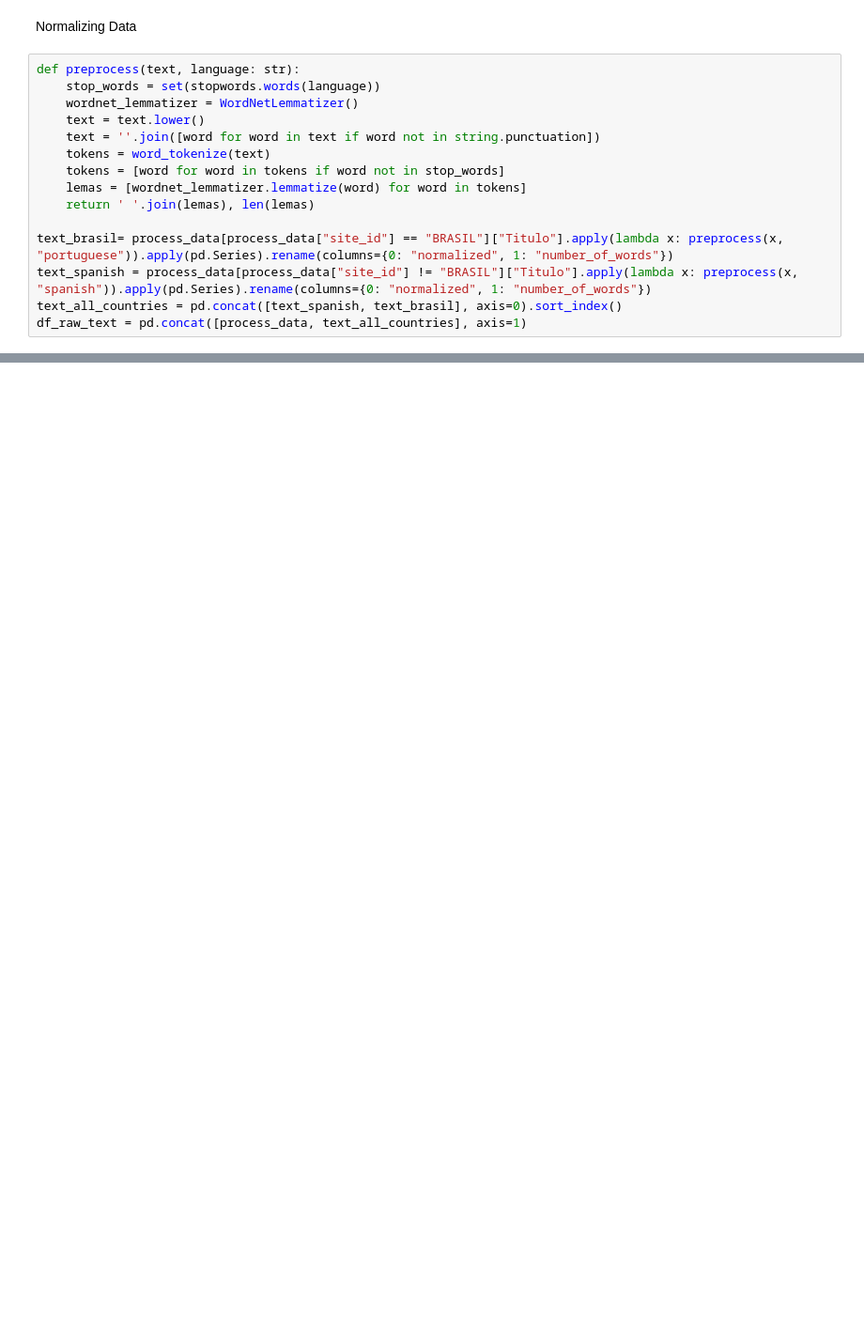
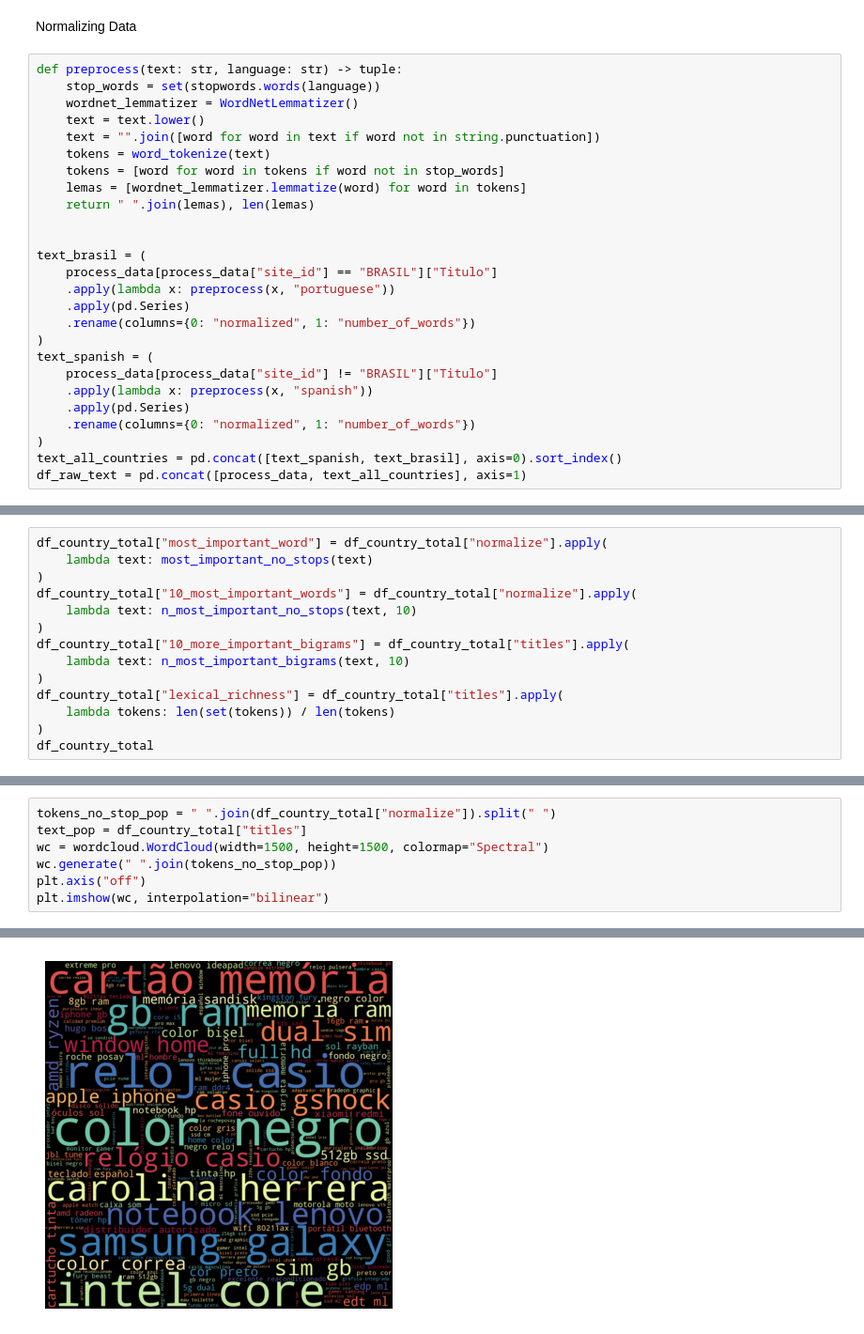
Before and after one commit to candemas97/fakes-detection, a Jupyter notebook: notebooks/text_analysis.ipynb, the cells around one changed output, grey strips where cells are left out. Shown at 94% size. Drawn from its saved outputs; the diff is of its cells as text; blank space fills up the shorter version.

```diff
--- a/notebooks/text_analysis.ipynb
+++ b/notebooks/text_analysis.ipynb
@@ -121,18 +121,29 @@ len(process_data[process_data["site_id"] == "BRASIL"]["Titulo"])
 # %% [markdown]
 Normalizing Data
 # %%
-def preprocess(text, language: str):
+def preprocess(text: str, language: str) -> tuple:
     stop_words = set(stopwords.words(language))
     wordnet_lemmatizer = WordNetLemmatizer()
     text = text.lower()
-    text = ''.join([word for word in text if word not in string.punctuation])
+    text = "".join([word for word in text if word not in string.punctuation])
     tokens = word_tokenize(text)
     tokens = [word for word in tokens if word not in stop_words]
     lemas = [wordnet_lemmatizer.lemmatize(word) for word in tokens]
-    return ' '.join(lemas), len(lemas)
+    return " ".join(lemas), len(lemas)
 
-text_brasil= process_data[process_data["site_id"] == "BRASIL"]["Titulo"].apply(lambda x: preprocess(x, "portuguese")).apply(pd.Series).rename(columns={0: "normalized", 1: "number_of_words"})
-text_spanish = process_data[process_data["site_id"] != "BRASIL"]["Titulo"].apply(lambda x: preprocess(x, "spanish")).apply(pd.Series).rename(columns={0: "normalized", 1: "number_of_words"})
+
+text_brasil = (
+    process_data[process_data["site_id"] == "BRASIL"]["Titulo"]
+    .apply(lambda x: preprocess(x, "portuguese"))
+    .apply(pd.Series)
+    .rename(columns={0: "normalized", 1: "number_of_words"})
+)
+text_spanish = (
+    process_data[process_data["site_id"] != "BRASIL"]["Titulo"]
+    .apply(lambda x: preprocess(x, "spanish"))
+    .apply(pd.Series)
+    .rename(columns={0: "normalized", 1: "number_of_words"})
+)
 text_all_countries = pd.concat([text_spanish, text_brasil], axis=0).sort_index()
 df_raw_text = pd.concat([process_data, text_all_countries], axis=1)
 # %%
@@ -161,0 +267,14 @@ df_pais
+# %%
+df_country_total["most_important_word"] = df_country_total["normalize"].apply(
+    lambda text: most_important_no_stops(text)
+)
+df_country_total["10_most_important_words"] = df_country_total["normalize"].apply(
+    lambda text: n_most_important_no_stops(text, 10)
+)
+df_country_total["10_more_important_bigrams"] = df_country_total["titles"].apply(
+    lambda text: n_most_important_bigrams(text, 10)
+)
+df_country_total["lexical_richness"] = df_country_total["titles"].apply(
+    lambda tokens: len(set(tokens)) / len(tokens)
+)
+df_country_total
@@ -161,0 +290,8 @@ df_pais
+# %%
+tokens_no_stop_pop = " ".join(df_country_total["normalize"]).split(" ")
+text_pop = df_country_total["titles"]
+wc = wordcloud.WordCloud(width=1500, height=1500, colormap="Spectral")
+wc.generate(" ".join(tokens_no_stop_pop))
+plt.axis("off")
+plt.imshow(wc, interpolation="bilinear")
+# %% [output]
@@ -161,0 +299 @@ df_pais
+[figure, added]
```
Also changed, not shown: parts of 42 cells of this notebook, 1 other file.
